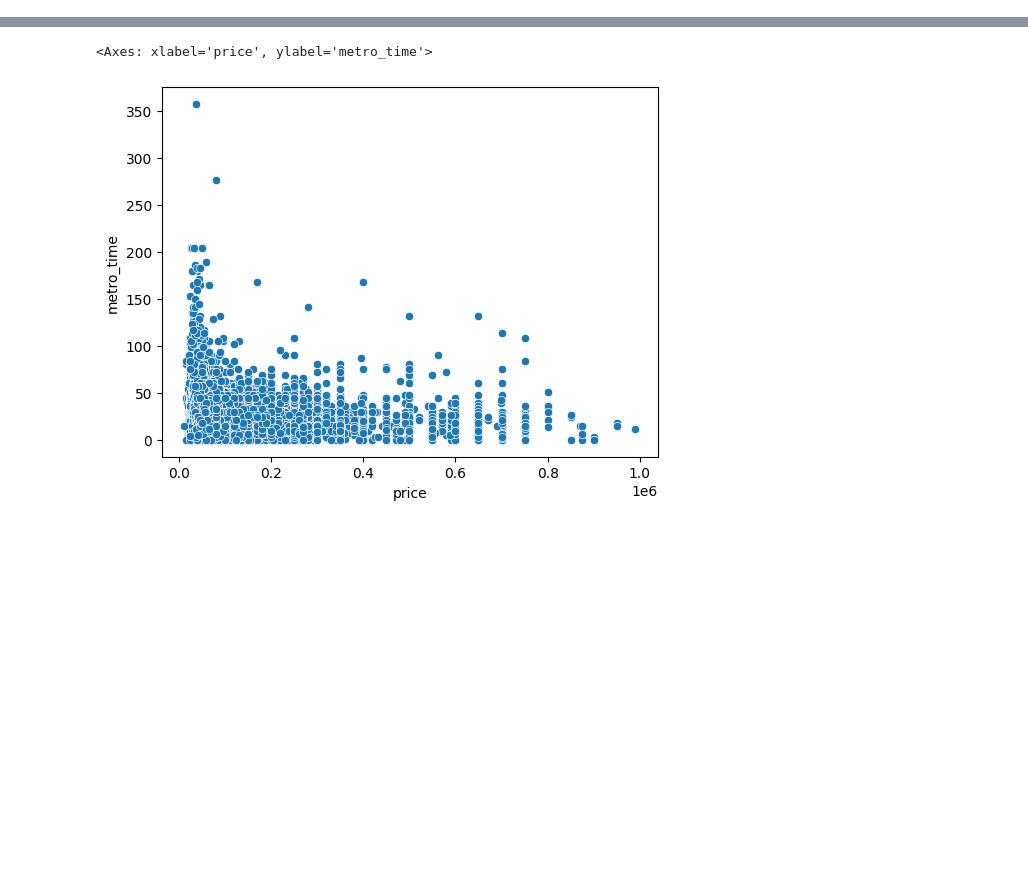
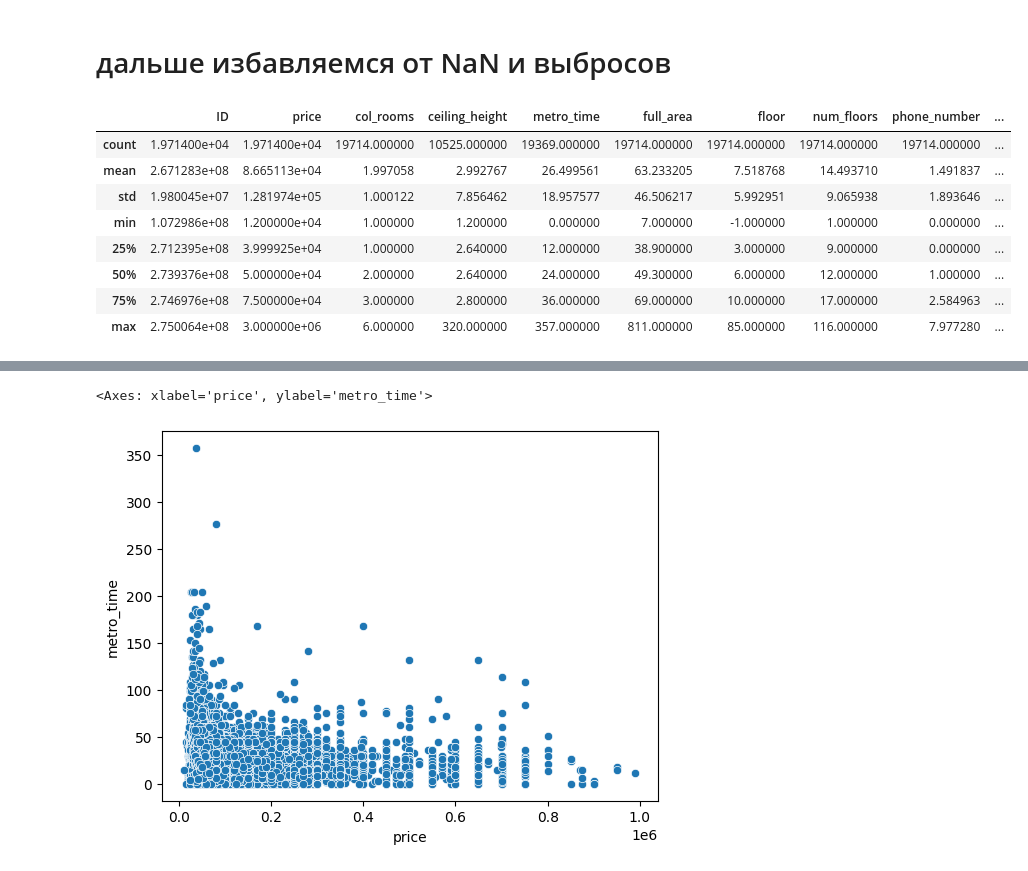
Before and after one commit to romnatall/real_estate_EDA, a Jupyter notebook: preprocessing.ipynb, the cells around one changed output, grey strips where cells are left out. Cells and saved outputs as stored; diff of their text form; code cells hidden in the pictures; blank space fills up the shorter version.

```diff
--- a/preprocessing.ipynb
+++ b/preprocessing.ipynb
@@ -584,0 +301,14 @@ memory usage: 3.9+ MB
+# %% [markdown]
+# дальше избавляемся от NaN и выбросов
+# %%
+data.describe()
+# %% [output]
+|  | ID | price | col_rooms | ceiling_height | metro_time | full_area | floor | num_floors | phone_number | ... |
+| count | 1.971400e+04 | 1.971400e+04 | 19714.000000 | 10525.000000 | 19369.000000 | 19714.000000 | 19714.000000 | 19714.000000 | 19714.000000 | ... |
+| mean | 2.671283e+08 | 8.665113e+04 | 1.997058 | 2.992767 | 26.499561 | 63.233205 | 7.518768 | 14.493710 | 1.491837 | ... |
+| std | 1.980045e+07 | 1.281974e+05 | 1.000122 | 7.856462 | 18.957577 | 46.506217 | 5.992951 | 9.065938 | 1.893646 | ... |
+| min | 1.072986e+08 | 1.200000e+04 | 1.000000 | 1.200000 | 0.000000 | 7.000000 | -1.000000 | 1.000000 | 0.000000 | ... |
+| 25% | 2.712395e+08 | 3.999925e+04 | 1.000000 | 2.640000 | 12.000000 | 38.900000 | 3.000000 | 9.000000 | 0.000000 | ... |
+| 50% | 2.739376e+08 | 5.000000e+04 | 2.000000 | 2.640000 | 24.000000 | 49.300000 | 6.000000 | 12.000000 | 1.000000 | ... |
+| 75% | 2.746976e+08 | 7.500000e+04 | 3.000000 | 2.800000 | 36.000000 | 69.000000 | 10.000000 | 17.000000 | 2.584963 | ... |
+| max | 2.750064e+08 | 3.000000e+06 | 6.000000 | 320.000000 | 357.000000 | 811.000000 | 85.000000 | 116.000000 | 7.977280 | ... |
```
Also changed, not shown: parts of 61 cells of this notebook, 2 other files.
